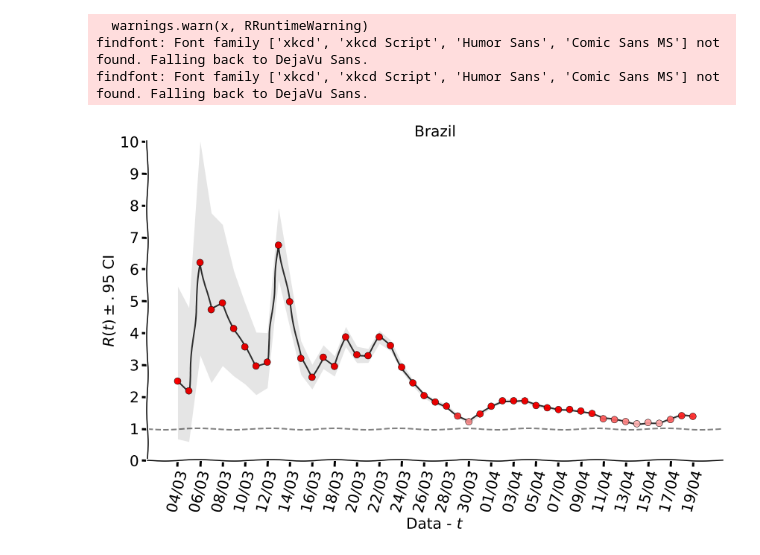
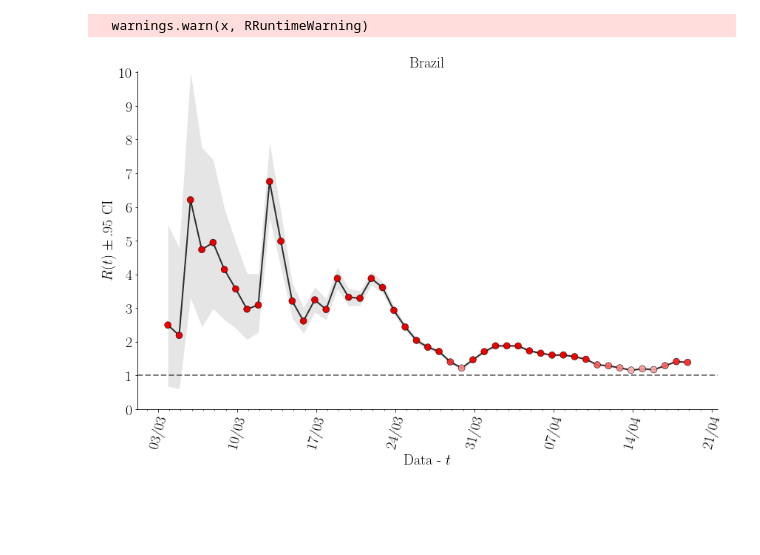
Before and after one commit to flaviovdf/covid19, a Jupyter notebook: Exploration.ipynb, the cells around one changed output. Cells and saved outputs as stored; diff of their text form; code cells hidden in the pictures; blank space fills up the shorter version.

Commit message:
new plots

```diff
--- a/Exploration.ipynb
+++ b/Exploration.ipynb
@@ -19,33 +19,30 @@ plt.rcParams['figure.figsize']  = (12, 8)
 # %%
 config = epiestim.make_config(mean_si=4.8, std_si=2.3, si_parametric_distr='weibull')
 # %%
-with plt.xkcd():
-    df_orig = pd.read_csv('https://raw.githubusercontent.com/CSSEGISandData/COVID-19/master/csse_covid_19_data/csse_covid_19_time_series/time_series_covid19_confirmed_global.csv')
-    brazil = df_orig[df_orig['Country/Region'] == 'Brazil'].T
-    brazil = brazil[4:].copy()
-    brazil.index = pd.to_datetime(brazil.index)
-    brazil = brazil.sort_index().astype('i').diff().fillna(0)
-    first_day = np.nonzero(brazil.values)[0][0]
-    brazil = brazil[first_day:]
-    brazil.columns = ['local']
-    epiestim_result = epiestim.estimate_r(brazil, config)
-    plt.title('Brazil')
-    plotutils.plot_result(epiestim_result, brazil)
-    plt.tight_layout()
-    #plt.savefig('plots/Brasil.png')
-    plt.show()
+df_orig = pd.read_csv('https://raw.githubusercontent.com/CSSEGISandData/COVID-19/master/csse_covid_19_data/csse_covid_19_time_series/time_series_covid19_confirmed_global.csv')
+brazil = df_orig[df_orig['Country/Region'] == 'Brazil'].T
+brazil = brazil[4:].copy()
+brazil.index = pd.to_datetime(brazil.index)
+brazil = brazil.sort_index().astype('i').diff().fillna(0)
+first_day = np.nonzero(brazil.values)[0][0]
+brazil = brazil[first_day:]
+brazil.columns = ['local']
+epiestim_result = epiestim.estimate_r(brazil, config)
+plt.title('Brazil')
+plotutils.plot_result(epiestim_result, brazil)
+plt.tight_layout()
+plt.savefig('plots/Brasil.png')
+plt.show()
 
-    epiestim_result['t_start'] = brazil.index[(epiestim_result['t_start'] - 1).astype('i').values]
-    epiestim_result['t_end'] = brazil.index[(epiestim_result['t_end'] - 1).astype('i').values]
-    epiestim_result['country'] = 'Brazil'
-    epiestim_result['state'] = np.nan
-    epiestim_result['city'] = np.nan
-    epiestim_result.to_csv('results.csv', mode='w', header=True, index=False)
+epiestim_result['t_start'] = brazil.index[(epiestim_result['t_start'] - 1).astype('i').values]
+epiestim_result['t_end'] = brazil.index[(epiestim_result['t_end'] - 1).astype('i').values]
+epiestim_result['country'] = 'Brazil'
+epiestim_result['state'] = np.nan
+epiestim_result['city'] = np.nan
+epiestim_result.to_csv('results.csv', mode='w', header=True, index=False)
 # %% [output]
   warnings.warn(x, RRuntimeWarning)
-findfont: Font family ['xkcd', 'xkcd Script', 'Humor Sans', 'Comic Sans MS'] not found. Falling back to DejaVu Sans.
-findfont: Font family ['xkcd', 'xkcd Script', 'Humor Sans', 'Comic Sans MS'] not found. Falling back to DejaVu Sans.
-[figure, old version]
+[figure, new version]
 # %%
 def get_state(full_df, state):
     work_df = full_df[['state', 'city', 'place_type', 'confirmed']].copy()
```
Also changed, not shown: parts of 1 cell of this notebook, 30 other files.
